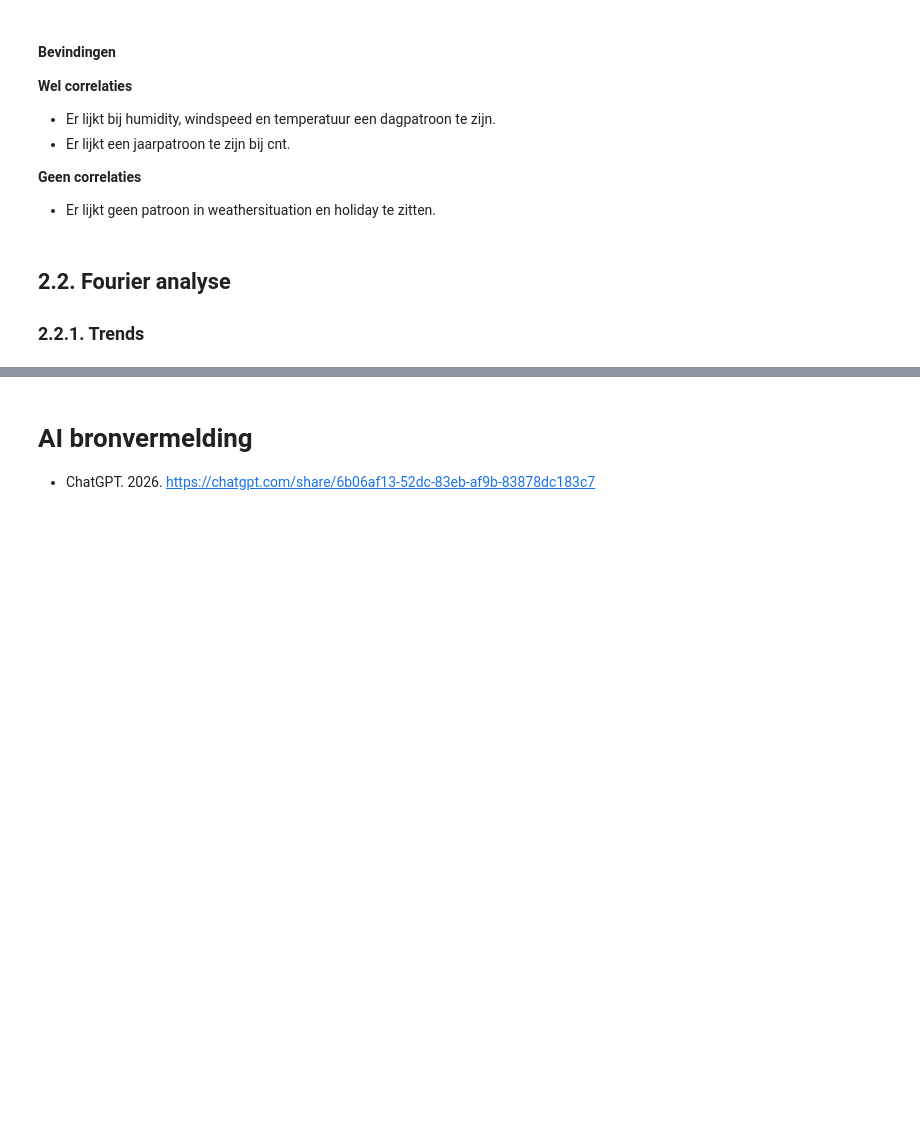
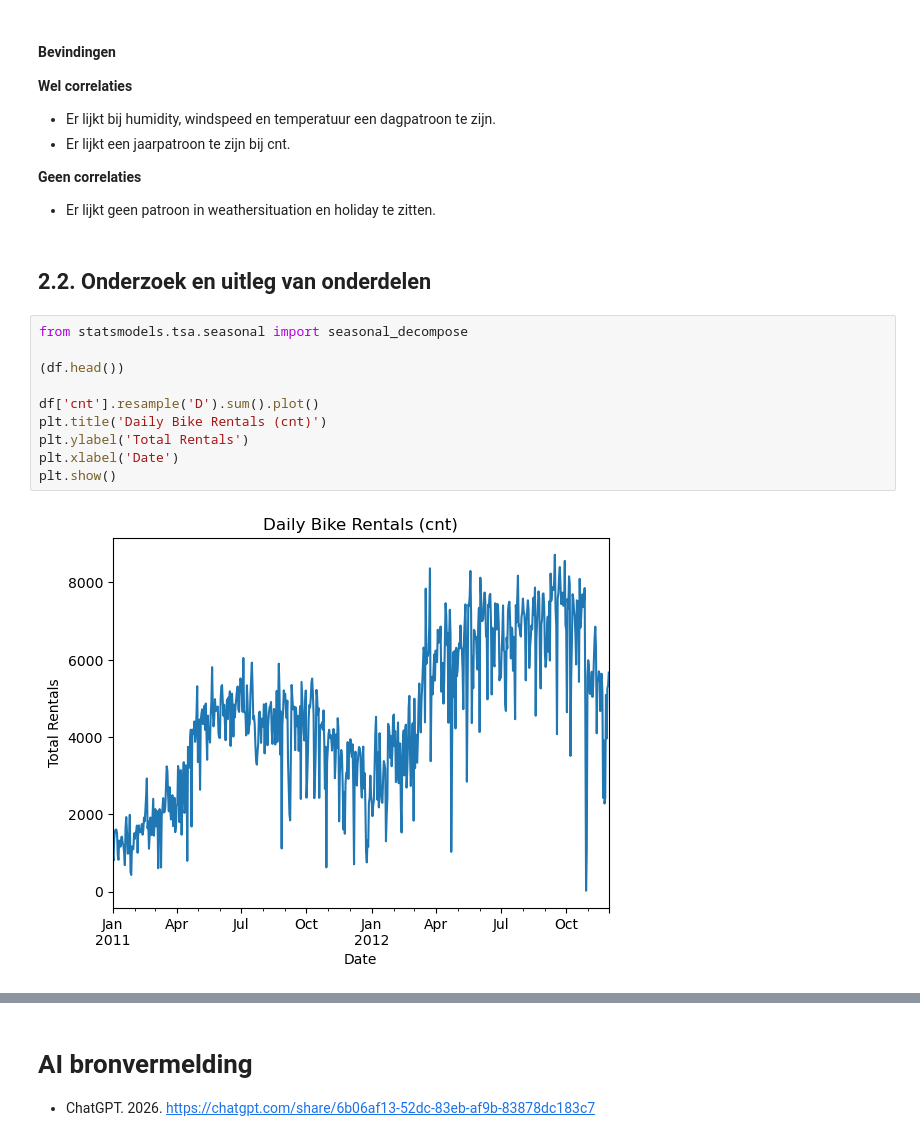
Before and after one commit to Roan-hhs/machine_learning_semester3, a Jupyter notebook: portfolio_2/portfolio2.ipynb, the cells around one changed output, grey strips where cells are left out. Saved outputs shown, nothing was run; the diff lists cells and outputs as text; blank space fills up the shorter version.

```diff
--- a/portfolio_2/portfolio2.ipynb
+++ b/portfolio_2/portfolio2.ipynb
@@ -268,7 +268,16 @@ for column in visualize_columns:
 **Geen correlaties**
 - Er lijkt geen patroon in weathersituation en holiday te zitten.
 # %% [markdown]
-## 2.2. Fourier analyse
-
-
-### 2.2.1. Trends
+## 2.2. Onderzoek en uitleg van onderdelen
+# %%
+from statsmodels.tsa.seasonal import seasonal_decompose
+
+(df.head())
+
+df['cnt'].resample('D').sum().plot()
+plt.title('Daily Bike Rentals (cnt)')
+plt.ylabel('Total Rentals')
+plt.xlabel('Date')
+plt.show()
+# %% [output]
+[figure, added]
```
Also changed, not shown: parts of 7 cells of this notebook.
